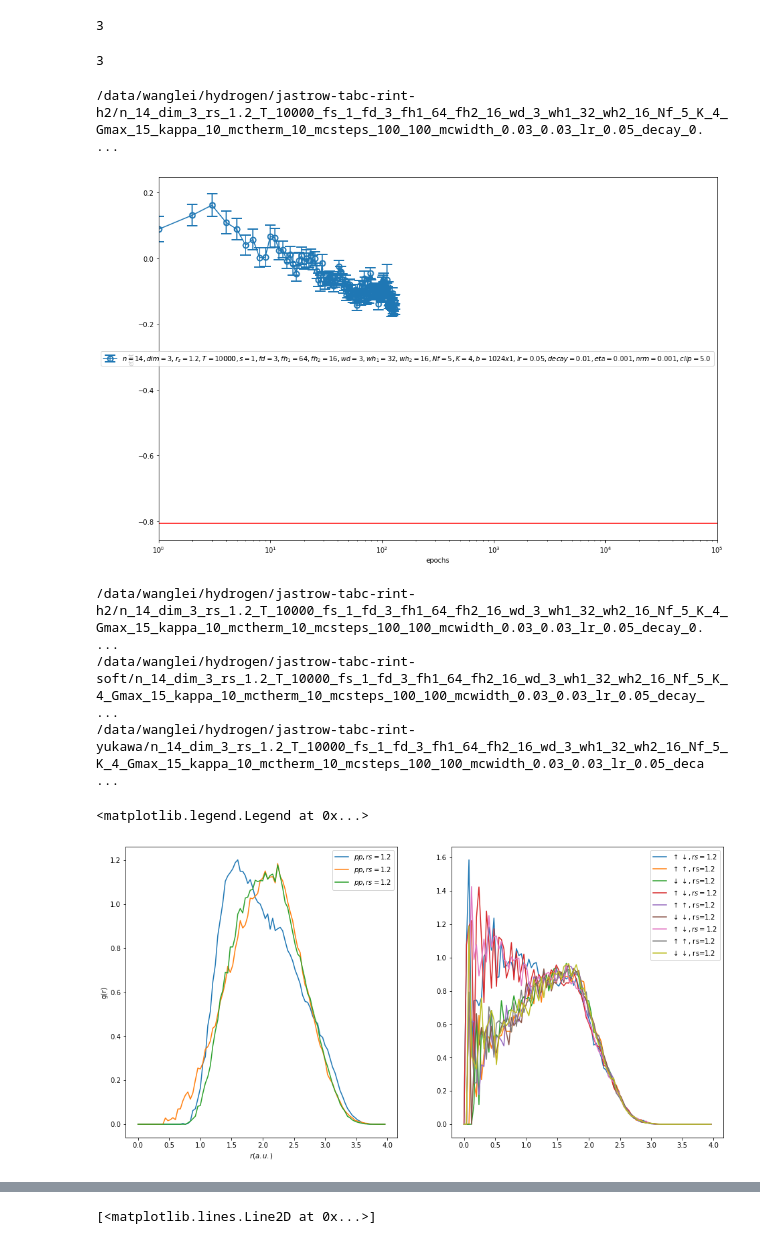
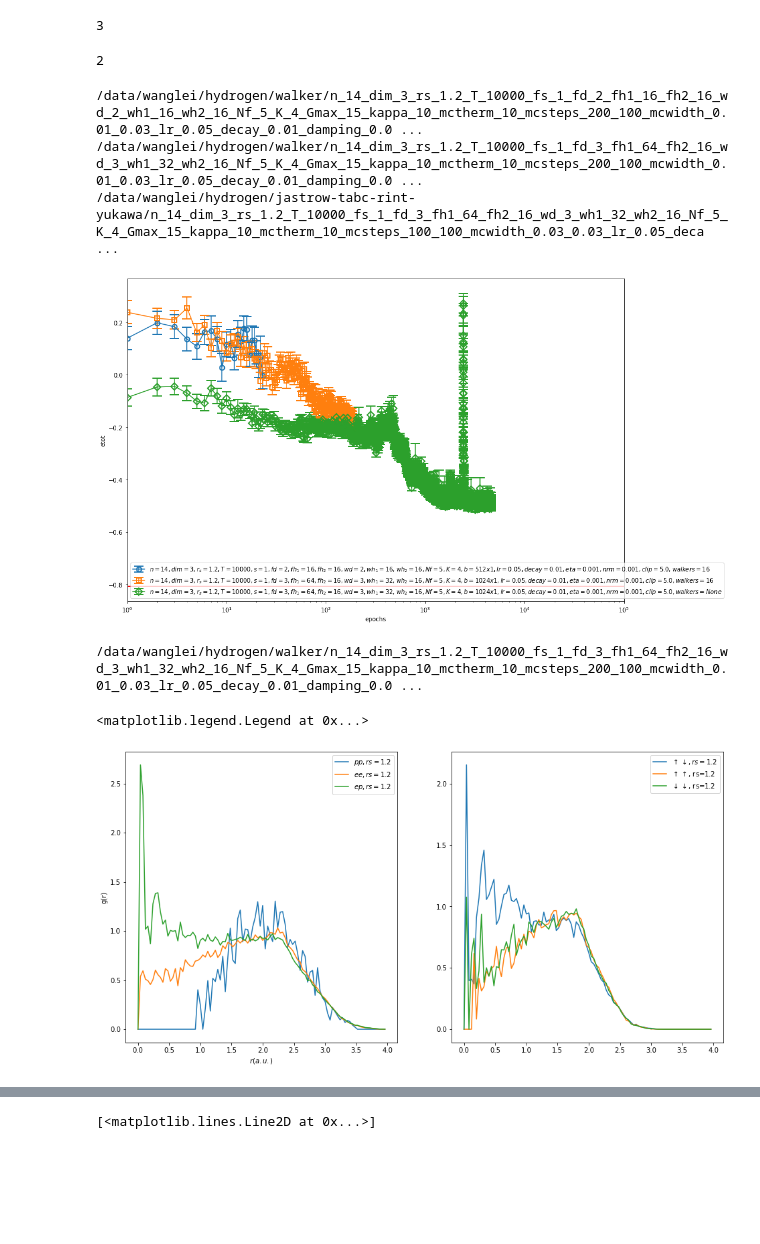
Before and after one commit to fermiflow/hydrogen, a Jupyter notebook: analysis/analysis.ipynb, the cells around one changed output, grey strips where cells are left out. Cells and saved outputs as stored; diff of their text form; code cells hidden in the pictures; blank space fills up the shorter version.

Commit message:
introduce proton walkers

```diff
--- a/analysis/analysis.ipynb
+++ b/analysis/analysis.ipynb
@@ -44,12 +44,17 @@ ref_df
 | 17 | 10000 | 1.20 | -0.40360 | 734.0 | 0.9478 | -1.3514 |
 # %%
 T, rs = 10000, 1.2
-nicknames = ['jastrow-tabc-rint-h2', 'jastrow-tabc-rint-soft', 'jastrow-tabc-rint-yukawa']#'jastrow-tabc-soft', 'jastrow-tabc-h2', 'jastrow-tabc-h2-nobeta']# , 'jastrow-tabc-h2-nobeta', 'jastrow-tabc-soft-10'] #, 'jastrow-tabc'] #, #, 'atom-positive-alpha', ] #'atom-exp-alpha'] #, #, 'atom-equivariant'] # 'atom']
+nicknames = ['walker']#'jastrow-tabc-rint-yukawa'] #'jastrow-yukawa',  'jastrow-uniform'] #, 'jastrow-tabc-rint-h2', 'jastrow-tabc-rint-yukawa-nobeta', 'jastrow-tabc-uniform', 'jastrow-tabc-rint-soft'] #, #, 'atom-positive-alpha', ] #'atom-exp-alpha'] #, #, 'atom-equivariant'] # 'atom']
 files = []
 for nickname in nicknames:
     files += glob("/data/wanglei/hydrogen/"+nickname+"/n_14*_dim_3_rs_%g*_T_%g_*/data.txt"%(rs, T))
 files = list(filter(lambda f: os.path.getsize(f)>100, files))
 files = natural_sort(files)
+
+files += ['/data/wanglei/hydrogen/jastrow-tabc-rint-yukawa/n_14_dim_3_rs_1.2_T_10000_fs_1_fd_3_fh1_64_fh2_16_wd_3_wh1_32_wh2_16_Nf_5_K_4_Gmax_15_kappa_10_mctherm_10_mcsteps_100_100_mcwidth_0.03_0.03_lr_0.05_decay_0.01_damping_0.001_norm_0.001_clip_5_bs_1024_devices_1_accsteps_1/data.txt']
+#files += ['/data/wanglei/hydrogen/jastrow/n_54_dim_3_rs_1.44_T_1200_steps_1_depth_3_spsize_32_tpsize_16_Nf_5_K_4_Gmax_15_kappa_10_mctherm_10_mcsteps_50_mcstddev_0.02_lr_0.05_decay_0.01_damping_0.001_norm_0.001_clip_5_bs_256_devices_8_accsteps_4/data.txt']
+#files += ['/data/wanglei/hydrogen/jastrow/n_54_dim_3_rs_1.2_T_1000_steps_1_depth_3_spsize_32_tpsize_16_Nf_5_K_4_Gmax_15_kappa_10_mctherm_10_mcsteps_50_mcstddev_0.02_lr_0.05_decay_0.01_damping_0.001_norm_0.001_clip_5_bs_64_devices_1_accsteps_16/data.txt']
+#files += ['/data/wanglei/hydrogen/jastrow/n_14_dim_3_rs_1.2_T_1000_steps_1_depth_3_spsize_32_tpsize_16_Nf_5_K_8_Gmax_15_kappa_10_mctherm_10_mcsteps_50_mcstddev_0.05_lr_0.1_decay_0.01_damping_0.001_norm_0.001_clip_5_bs_1024_devices_1_accsteps_1/data.txt']
 len(files)
 # %% [output]
 3
@@ -60,7 +65,7 @@ def cond(f):
 files = list(filter(cond , files))
 len(files)
 # %% [output]
-3
+2
 # %%
 obs = 'etot'
 
@@ -69,12 +74,12 @@ colors = ['C0', 'C1','C2', 'C3', 'C4', 'C6', 'C5', 'C7', 'C8', 'C9', 'C10', 'C11
 
 plt.figure(figsize=(15,10))
 for f, marker, color in zip(files, markers, colors):
-    n, dim, rs, T, s, fd, fh1, fh2, wd, wh1, wh2, b, a, lr, decay, eta, maxnorm, Nf, clip, K = parse_filename(f)
+    n, dim, rs, T, s, fd, fh1, fh2, wd, wh1, wh2, b, a, lr, decay, eta, maxnorm, Nf, clip, K, w = parse_filename(f)
 
     print (f)
     df = pd.read_csv(f, delimiter=r"\s+")
-    label = r'$n=%s,dim=%s,r_s=%s,T=%g,s=%s,fd=%s,fh_1=%s,fh_2=%s,wd=%s,wh_1=%s,wh_2=%s,Nf=%s,K=%s,b=%sx%s,lr=%s,decay=%s,eta=%s,nrm=%s,clip=%s$'\
-                %(n,dim,rs,T,s,fd,fh1,fh2,wd,wh1,wh2,Nf,K,b,a,lr,decay,eta,maxnorm,clip)
+    label = r'$n=%s,dim=%s,r_s=%s,T=%g,s=%s,fd=%s,fh_1=%s,fh_2=%s,wd=%s,wh_1=%s,wh_2=%s,Nf=%s,K=%s,b=%sx%s,lr=%s,decay=%s,eta=%s,nrm=%s,clip=%s, walkers=%s$'\
+                %(n,dim,rs,T,s,fd,fh1,fh2,wd,wh1,wh2,Nf,K,b,a,lr,decay,eta,maxnorm,clip,w)
 
     if obs == 'vtot':
         y = df['vpp'].values + df['vep'].values + df['vee'].values
@@ -82,36 +87,38 @@ for f, marker, color in zip(files, markers, colors):
     elif obs == 'etot':
         y = df['e'].values + df['vpp'].values
         yerr = np.sqrt(df['e_err'].values**2 + df['vpp_err'].values**2)
     elif obs in ['acc_s', 'acc_x']:
         y = df[obs].values
         yerr = np.zeros_like(y)
     else:
         y, yerr = df[obs].values, df[obs+'_err'].values
 
     plt.errorbar(df['epoch'].values, y, yerr=yerr,
                  marker=marker, color=color,markerfacecolor='none',
                  markeredgewidth=2, ms=8, capsize=8, label=label)
 
     try:
         ref_value = ref_df.query('(T==%g) & (rs==%g)'%(T, rs))[obs].values[0]
         if obs in ['etot', 'k', 'vtot']: ref_value = 2*ref_value
         plt.axhline(y=ref_value, color='r')
 
     except KeyError or IndexError:
         print ('no ref data')
 
     #if obs == 'p': plt.ylim([0, 1000])
     #if obs in ['f', 'etot', 'e', 'vtot']: plt.ylim([1, 2])
 
 plt.legend(loc='best')
 plt.ylabel(obs)
 plt.xlabel('epochs')
 plt.xlim([1, 1e5])
 plt.xscale('log')
-#plt.ylim([-0.5, 0])
+#plt.ylim([-2, 2])
 # %% [output]
-/data/wanglei/hydrogen/jastrow-tabc-rint-h2/n_14_dim_3_rs_1.2_T_10000_fs_1_fd_3_fh1_64_fh2_16_wd_3_wh1_32_wh2_16_Nf_5_K_4_Gmax_15_kappa_10_mctherm_10_mcsteps_100_100_mcwidth_0.03_0.03_lr_0.05_decay_0. ...
+/data/wanglei/hydrogen/walker/n_14_dim_3_rs_1.2_T_10000_fs_1_fd_2_fh1_16_fh2_16_wd_2_wh1_16_wh2_16_Nf_5_K_4_Gmax_15_kappa_10_mctherm_10_mcsteps_200_100_mcwidth_0.01_0.03_lr_0.05_decay_0.01_damping_0.0 ...
+/data/wanglei/hydrogen/walker/n_14_dim_3_rs_1.2_T_10000_fs_1_fd_3_fh1_64_fh2_16_wd_3_wh1_32_wh2_16_Nf_5_K_4_Gmax_15_kappa_10_mctherm_10_mcsteps_200_100_mcwidth_0.01_0.03_lr_0.05_decay_0.01_damping_0.0 ...
+/data/wanglei/hydrogen/jastrow-tabc-rint-yukawa/n_14_dim_3_rs_1.2_T_10000_fs_1_fd_3_fh1_64_fh2_16_wd_3_wh1_32_wh2_16_Nf_5_K_4_Gmax_15_kappa_10_mctherm_10_mcsteps_100_100_mcwidth_0.03_0.03_lr_0.05_deca ...
-[figure, old version]
+[figure, new version]
 # %%
 import sys, os
 sys.path.append("/home/wanglei/hydrogen/src")
@@ -144,9 +151,9 @@ fig = plt.figure(figsize=(16, 8))
 ax1 = plt.subplot(121)
 ax2 = plt.subplot(122)
 
-for f in files:
+for f in [files[1]]:
 
-    n, dim, rs, T, s, fd, fh1, fh2, wd, wh1, wh2, b, a, lr, decay, eta, maxnorm, Nf, clip, K = parse_filename(f)
+    n, dim, rs, T, s, fd, fh1, fh2, wd, wh1, wh2, b, a, lr, decay, eta, maxnorm, Nf, clip, K, w = parse_filename(f)
 
     ckpt_file, _ = find_ckpt_filename(os.path.dirname(f))
     ckpt_files = [ckpt_file]
@@ -160,16 +167,21 @@ for f in files:
         data = load_data(ckpt_file)
 
         s, x = data['s'], data['x']
+
         n, dim = x.shape[-2], x.shape[-1]
         s = s.reshape(-1, n, dim)
         x = x.reshape(-1, n, dim)
 
+        walkersize, batchsize = s.shape[0], x.shape[0]
+        if (walkersize != batchsize):
+            s = jnp.repeat(s, batchsize//walkersize, 0)
+
         rmesh, gr = get_gr(s, s)
         ax1.plot(rmesh, gr, label=r'$pp, rs=%g$'%rs)
-        #rmesh, gr = get_gr(x, x)
-        #ax1.plot(rmesh, gr, label=r'$ee, rs=%g$'%rs)
-        #rmesh, gr = get_gr(s, x)
-        #ax1.plot(rmesh, gr, label=r'$ep, rs=%g$'%rs)
+        rmesh, gr = get_gr(x, x)
+        ax1.plot(rmesh, gr, label=r'$ee, rs=%g$'%rs)
+        rmesh, gr = get_gr(s, x)
+        ax1.plot(rmesh, gr, label=r'$ep, rs=%g$'%rs)
 
         rmesh, gr = get_gr(x[:, :n//2], x[:, n//2:])
         ax2.plot(rmesh, gr, label=r'$\uparrow\downarrow, rs=%g$'%rs)
@@ -184,10 +196,8 @@ ax1.set_ylabel('g(r)')
 ax1.legend()
 ax2.legend()
 # %% [output]
-/data/wanglei/hydrogen/jastrow-tabc-rint-h2/n_14_dim_3_rs_1.2_T_10000_fs_1_fd_3_fh1_64_fh2_16_wd_3_wh1_32_wh2_16_Nf_5_K_4_Gmax_15_kappa_10_mctherm_10_mcsteps_100_100_mcwidth_0.03_0.03_lr_0.05_decay_0. ...
-/data/wanglei/hydrogen/jastrow-tabc-rint-soft/n_14_dim_3_rs_1.2_T_10000_fs_1_fd_3_fh1_64_fh2_16_wd_3_wh1_32_wh2_16_Nf_5_K_4_Gmax_15_kappa_10_mctherm_10_mcsteps_100_100_mcwidth_0.03_0.03_lr_0.05_decay_ ...
-/data/wanglei/hydrogen/jastrow-tabc-rint-yukawa/n_14_dim_3_rs_1.2_T_10000_fs_1_fd_3_fh1_64_fh2_16_wd_3_wh1_32_wh2_16_Nf_5_K_4_Gmax_15_kappa_10_mctherm_10_mcsteps_100_100_mcwidth_0.03_0.03_lr_0.05_deca ...
+/data/wanglei/hydrogen/walker/n_14_dim_3_rs_1.2_T_10000_fs_1_fd_3_fh1_64_fh2_16_wd_3_wh1_32_wh2_16_Nf_5_K_4_Gmax_15_kappa_10_mctherm_10_mcsteps_200_100_mcwidth_0.01_0.03_lr_0.05_decay_0.01_damping_0.0 ...
 <matplotlib.legend.Legend at 0x...>
-[figure, old version]
+[figure, new version]
 # %%
 f = files[1]
```
Also changed, not shown: parts of 4 cells of this notebook, 5 other files.
